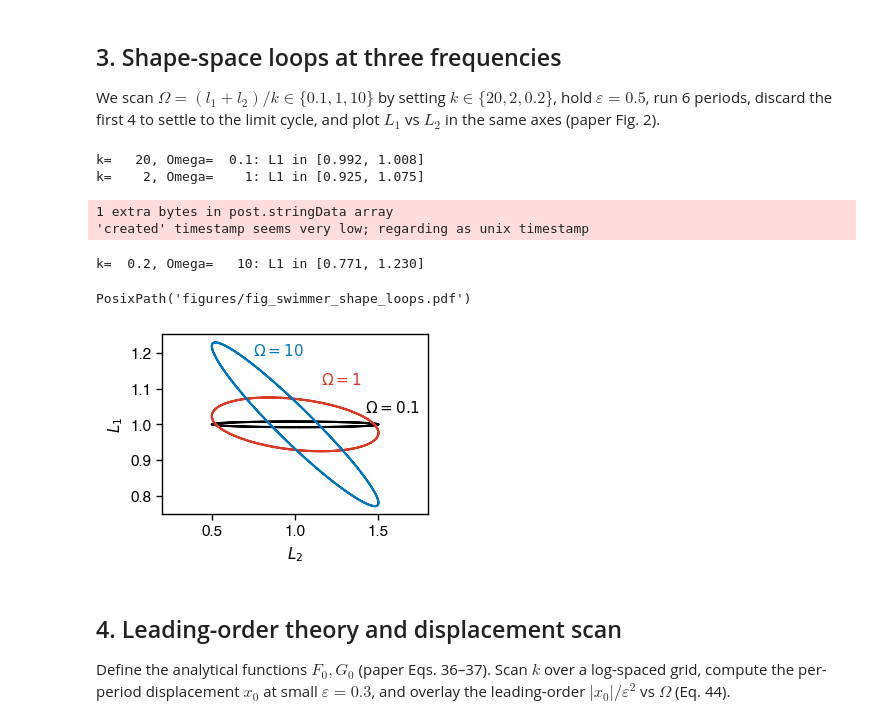
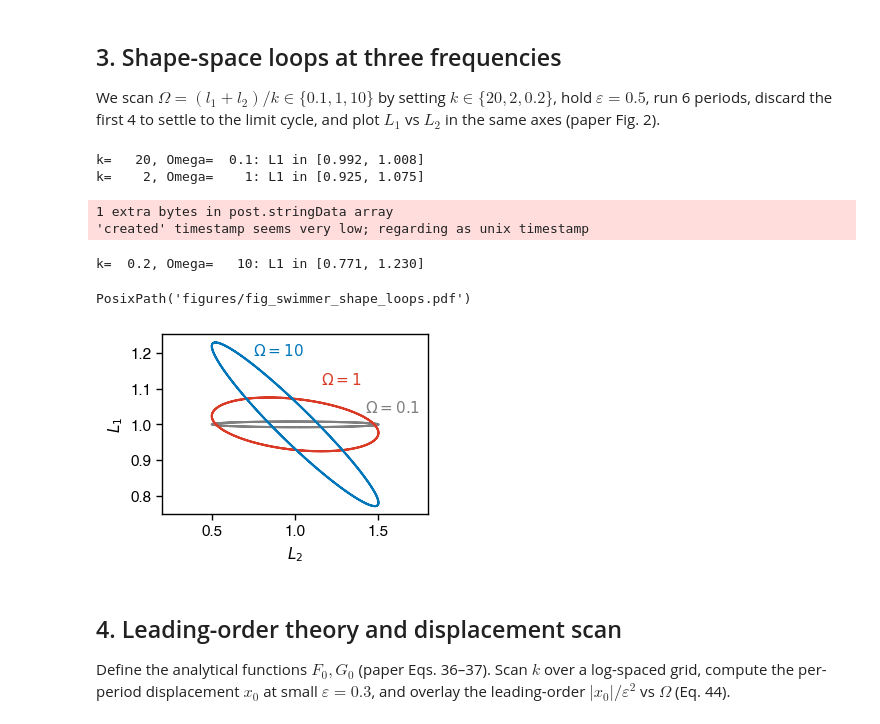
Before and after one commit to C0PEP0D/SoftMobility, a Jupyter notebook: softmobility/examples/07_three_sphere_swimmer.ipynb, the cells around one changed output. Cells and saved outputs as stored; diff of their text form; code cells hidden in the pictures.

```diff
--- a/softmobility/examples/07_three_sphere_swimmer.ipynb
+++ b/softmobility/examples/07_three_sphere_swimmer.ipynb
@@ -227,7 +227,7 @@ def run_loop(design, n_settle=4, n_keep=2):
 
 loops = {}
 for k_val, label, colour in [
-    (20.0,  r"$\Omega = 0.1$",  figstyle.COLORS["black"]),
+    (20.0,  r"$\Omega = 0.1$",  figstyle.COLORS["grey"]),
     (2.0,   r"$\Omega = 1$",    figstyle.COLORS["red"]),
     (0.2,   r"$\Omega = 10$",   figstyle.COLORS["blue"]),
 ]:
@@ -236,35 +236,35 @@ for k_val, label, colour in [
     loops[k_val] = (L1, L2, label, colour)
     print(f"k={k_val:>5.2g}, Omega={2.0/k_val:>5.2g}: "
           f"L1 in [{L1.min():.3f}, {L1.max():.3f}]")
 
 fig_loops, ax_loops = figstyle.figure(size="half", aspect=1.4)
 for L1, L2, label, colour in loops.values():
     ax_loops.plot(L2, L1, color=colour, linewidth=1.5, label=label)
 ax_loops.set_xlabel(r"$L_2$")
 ax_loops.set_xlim(0.2, 1.8)
 ax_loops.set_xticks([0.5, 1.0, 1.5])
 ax_loops.set_ylabel(r"$L_1$")
 ax_loops.set_yticks([0.8, 0.9, 1.0, 1.1, 1.2])
 # ax_loops.legend(frameon=False, loc="lower left")
 
 figstyle.add_label(ax_loops, position=(1.75, 1.02), text=r"$\Omega = 0.1$",
-             color=figstyle.COLORS["black"], anchor="bottom left",
+             color=figstyle.COLORS["grey"], anchor="bottom left",
              offset=(0, 0.05), name="Omega_0.1")
 figstyle.add_label(ax_loops, position=(1.4, 1.1), text=r"$\Omega = 1$",
              color=figstyle.COLORS["red"], anchor="bottom left",
              offset=(0, 0.05), name="Omega_1")
 figstyle.add_label(ax_loops, position=(1.05, 1.18), text=r"$\Omega = 10$",
              color=figstyle.COLORS["blue"], anchor="bottom left",
              offset=(0, 0.05), name="Omega_10")
 figstyle.save(fig_loops, "fig_swimmer_shape_loops", figdir=FIGDIR)
 # %% [output]
 k=   20, Omega=  0.1: L1 in [0.992, 1.008]
 k=    2, Omega=    1: L1 in [0.925, 1.075]
 1 extra bytes in post.stringData array
 'created' timestamp seems very low; regarding as unix timestamp
 k=  0.2, Omega=   10: L1 in [0.771, 1.230]
 PosixPath('figures/fig_swimmer_shape_loops.pdf')
-[figure, old version]
+[figure, new version]
 # %% [markdown]
 ## 4. Leading-order theory and displacement scan
 
```
Also changed, not shown: parts of 2 cells of this notebook, 23 other files.
